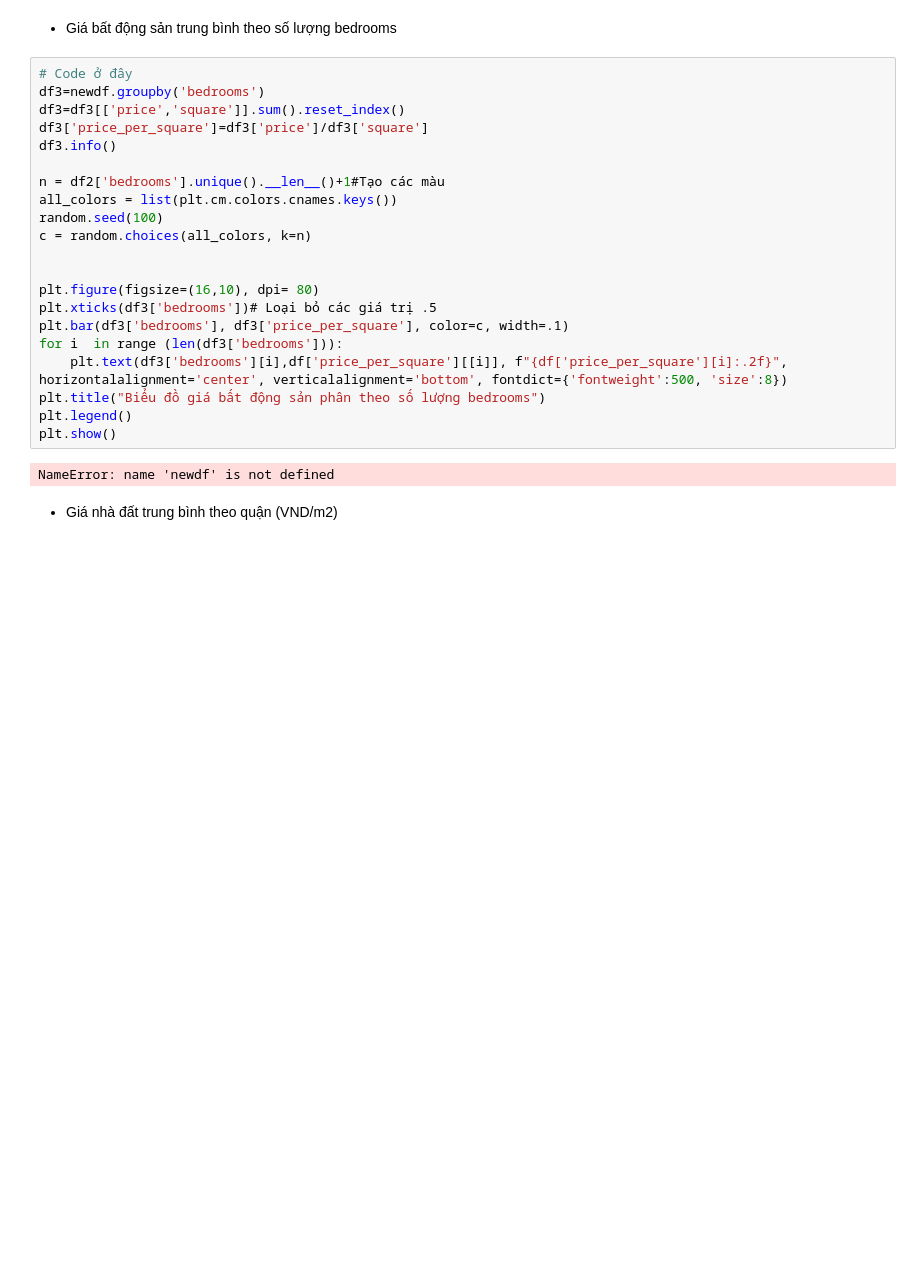
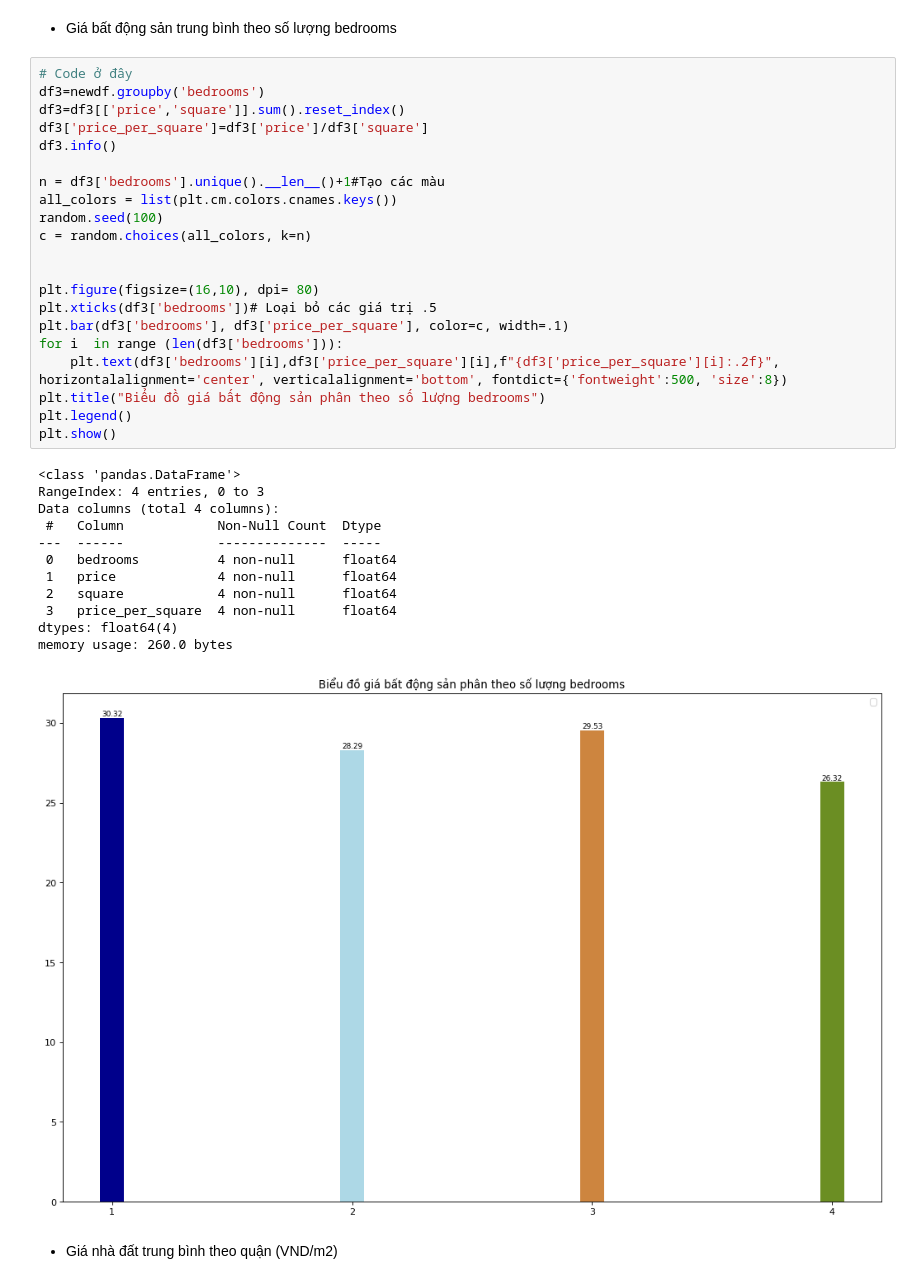
Before and after one commit to Cong123z/Machine-learning-trainning, a Jupyter notebook: HW/HW2/Visualize_RealEstate_Đề_bài.ipynb, the cells around one changed output. Drawn from its saved outputs; the diff is of its cells as text; blank space fills up the shorter version.

```diff
--- a/HW/HW2/Visualize_RealEstate_Đề_bài.ipynb
+++ b/HW/HW2/Visualize_RealEstate_Đề_bài.ipynb
@@ -214,25 +214,36 @@ memory usage: 196.0 bytes
 # %%
 # Code ở đây
 df3=newdf.groupby('bedrooms')
 df3=df3[['price','square']].sum().reset_index()
 df3['price_per_square']=df3['price']/df3['square']
 df3.info()
 
-n = df2['bedrooms'].unique().__len__()+1#Tạo các màu
+n = df3['bedrooms'].unique().__len__()+1#Tạo các màu
 all_colors = list(plt.cm.colors.cnames.keys())
 random.seed(100)
 c = random.choices(all_colors, k=n)
 
 
 plt.figure(figsize=(16,10), dpi= 80)
 plt.xticks(df3['bedrooms'])# Loại bỏ các giá trị .5
 plt.bar(df3['bedrooms'], df3['price_per_square'], color=c, width=.1)
 for i  in range (len(df3['bedrooms'])):
-    plt.text(df3['bedrooms'][i],df['price_per_square'][[i]], f"{df['price_per_square'][i]:.2f}", horizontalalignment='center', verticalalignment='bottom', fontdict={'fontweight':500, 'size':8})
+    plt.text(df3['bedrooms'][i],df3['price_per_square'][i],f"{df3['price_per_square'][i]:.2f}", horizontalalignment='center', verticalalignment='bottom', fontdict={'fontweight':500, 'size':8})
 plt.title("Biểu đồ giá bất động sản phân theo số lượng bedrooms")
 plt.legend()
 plt.show()
 # %% [output]
-NameError: name 'newdf' is not defined
+<class 'pandas.DataFrame'>
+RangeIndex: 4 entries, 0 to 3
+Data columns (total 4 columns):
+ #   Column            Non-Null Count  Dtype
+---  ------            --------------  -----
+ 0   bedrooms          4 non-null      float64
+ 1   price             4 non-null      float64
+ 2   square            4 non-null      float64
+ 3   price_per_square  4 non-null      float64
+dtypes: float64(4)
+memory usage: 260.0 bytes
+[figure, added]
 # %% [markdown]
 * Giá nhà đất trung bình theo quận (VND/m2)
```
Also changed, not shown: parts of 5 cells of this notebook.
